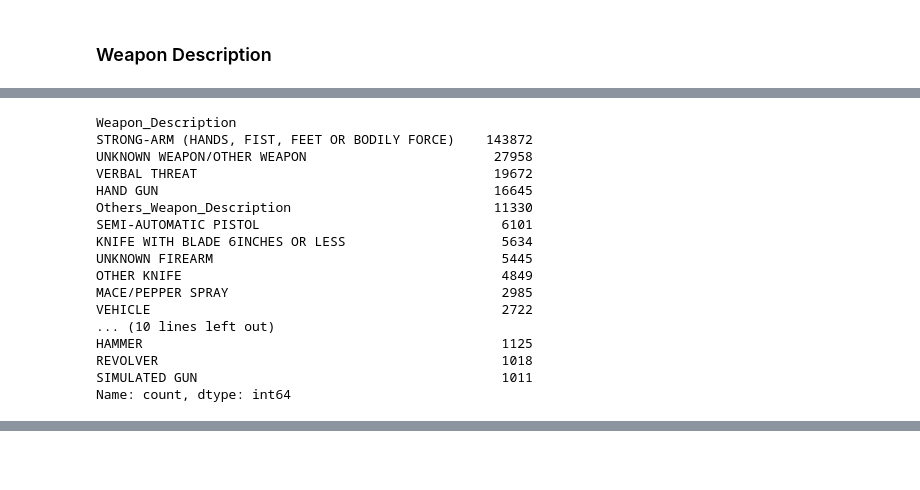
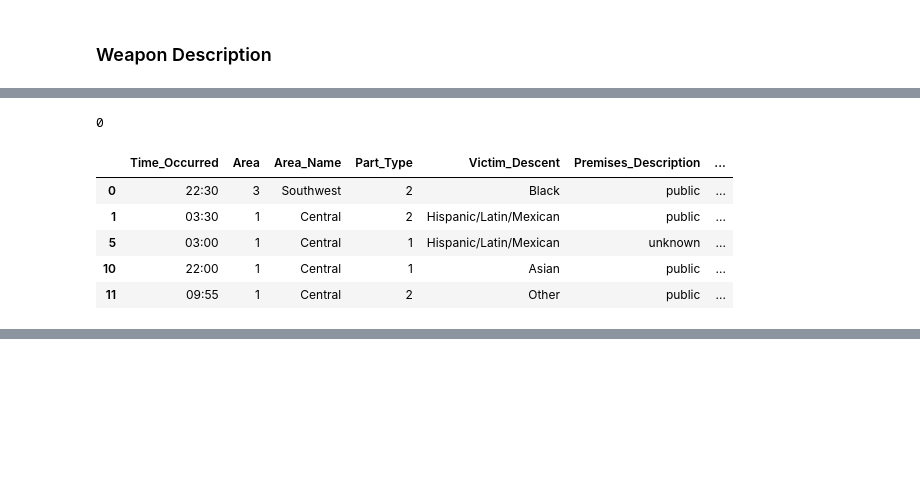
Before and after one commit to MrBinit/Supervised-Learning, a Jupyter notebook: logistic regression/project.ipynb, the cells around one changed output, grey strips where cells are left out. Drawn from its saved outputs; the diff is of its cells as text; code cells hidden in the pictures; blank space fills up the shorter version.

```diff
--- a/logistic regression/project.ipynb
+++ b/logistic regression/project.ipynb
@@ -928,30 +992,25 @@ Name: count, Length: 79, dtype: int64
+# %%
+df.Weapon_Description.isnull().sum()
+# %% [output]
+0
+# %%
+df.head()
+# %% [output]
+|  | Time_Occurred | Area | Area_Name | Part_Type | Victim_Descent | Premises_Description | ... |
+| 0 | 22:30 | 3 | Southwest | 2 | Black | public | ... |
+| 1 | 03:30 | 1 | Central | 2 | Hispanic/Latin/Mexican | public | ... |
+| 5 | 03:00 | 1 | Central | 1 | Hispanic/Latin/Mexican | unknown | ... |
+| 10 | 22:00 | 1 | Central | 1 | Asian | public | ... |
+| 11 | 09:55 | 1 | Central | 2 | Other | public | ... |
 # %%
-def group_low_value_counts(data, column_name, threshold):
-    value_counts = data[column_name].value_counts()
-    low_value_counts = value_counts[value_counts < threshold].index
-    data.loc[data[column_name].isin(low_value_counts), column_name] = 'Others_Weapon_Description'
-    return data
-df = group_low_value_counts(df, column_name = 'Weapon_Description', threshold = 1000)
-bn = df.Weapon_Description.value_counts()
-bn
+# def group_low_value_counts(data, column_name, threshold):
+#     value_counts = data[column_name].value_counts()
+#     low_value_counts = value_counts[value_counts < threshold].index
+#     data.loc[data[column_name].isin(low_value_counts), column_name] = 'Others_Weapon_Description'
+#     return data
+# df = group_low_value_counts(df, column_name = 'Weapon_Description', threshold = 1000)
+# bn = df.Weapon_Description.value_counts()
+# bn
-# %% [output]
-Weapon_Description
-STRONG-ARM (HANDS, FIST, FEET OR BODILY FORCE)    143872
-UNKNOWN WEAPON/OTHER WEAPON                        27958
-VERBAL THREAT                                      19672
-HAND GUN                                           16645
-Others_Weapon_Description                          11330
-SEMI-AUTOMATIC PISTOL                               6101
-KNIFE WITH BLADE 6INCHES OR LESS                    5634
-UNKNOWN FIREARM                                     5445
-OTHER KNIFE                                         4849
-MACE/PEPPER SPRAY                                   2985
-VEHICLE                                             2722
-... (10 lines left out)
-HAMMER                                              1125
-REVOLVER                                            1018
-SIMULATED GUN                                       1011
-Name: count, dtype: int64
 # %%
 df.Crime_Code_1.value_counts()
 # %% [output]
```
Also changed, not shown: parts of 44 cells of this notebook.
